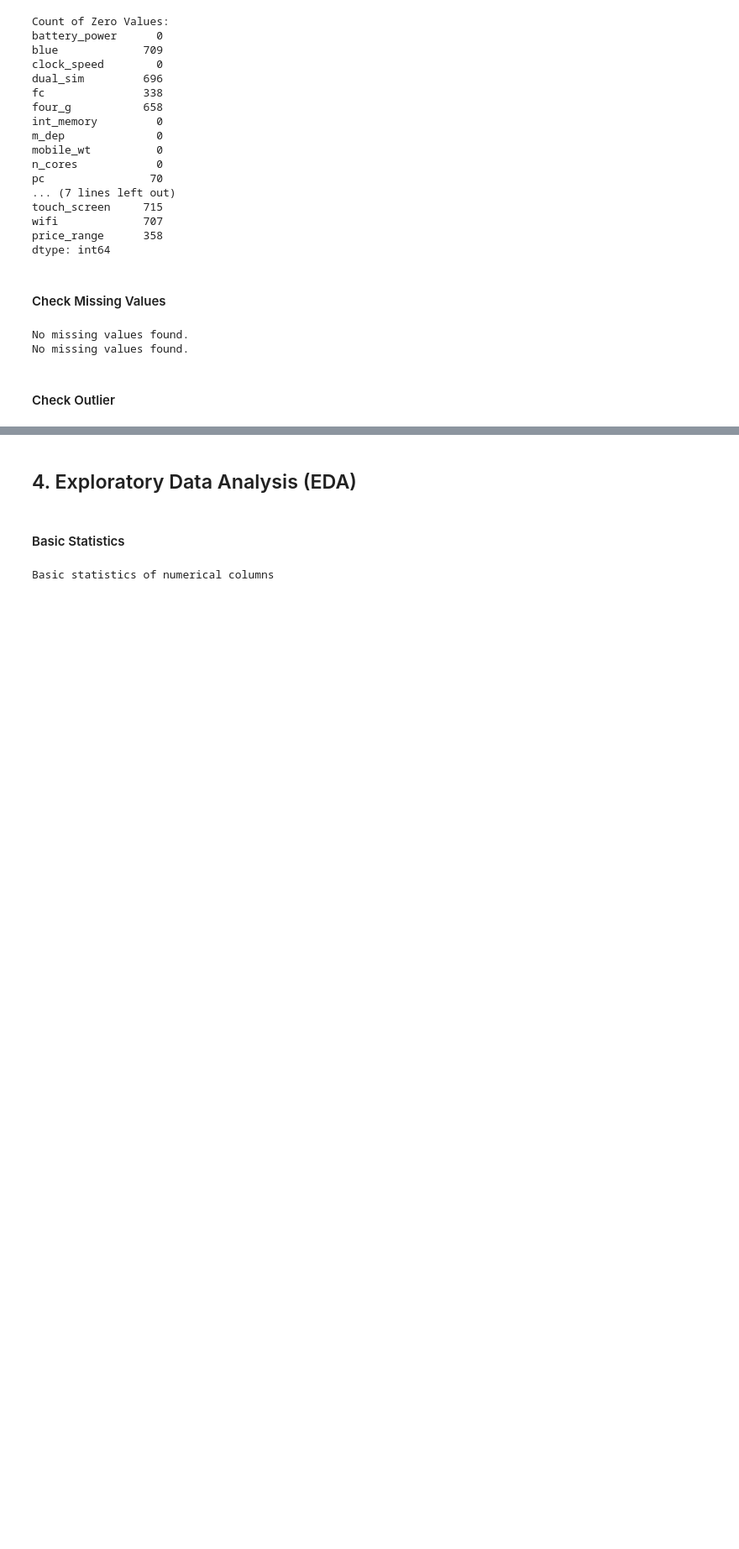
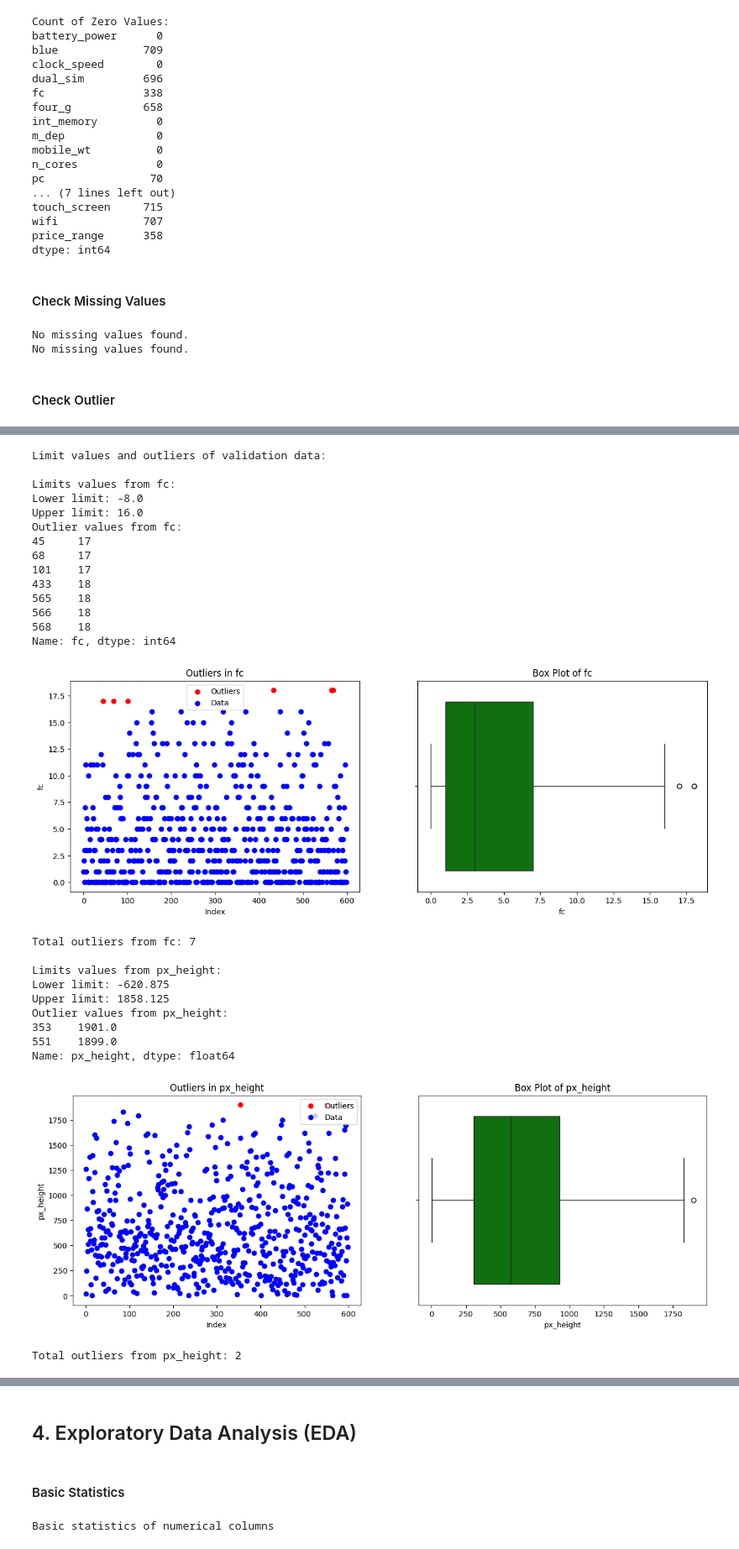
Before and after one commit to ditramadia/smartphone-price-estimator, a Jupyter notebook: penguasabumi.ipynb, the cells around one changed output, grey strips where cells are left out. Shown at 84% size. Cells and saved outputs as stored; diff of their text form; code cells hidden in the pictures; blank space fills up the shorter version.

```diff
--- a/penguasabumi.ipynb
+++ b/penguasabumi.ipynb
@@ -311,28 +332,55 @@ No missing values found.
 # %%
 # check for outliers in numerical columns for validation data
-# print("Limit values and outliers of validation data:\n")
-# for col in df_validation_numerical:
-#     lower_limit, upper_limit = get_limit(col, df_validation, iqr_threshold)
-#     outlier_rows = get_outlier(col, df_validation, iqr_threshold)
-#     total_outlier_rows = outlier_rows.sum()
-#     if total_outlier_rows > 0:
-#         # print limits
-#         print(f'Limits values from {col}:')
-#         print(f'Lower limit: {lower_limit}')
-#         print(f'Upper limit: {upper_limit}')
+print("Limit values and outliers of validation data:\n")
+for col in df_validation_numerical:
+    lower_limit, upper_limit = get_limit(col, df_validation, iqr_threshold)
+    outlier_rows = get_outlier(col, df_validation, iqr_threshold)
+    total_outlier_rows = outlier_rows.sum()
+    if total_outlier_rows > 0:
+        # print limits
+        print(f'Limits values from {col}:')
+        print(f'Lower limit: {lower_limit}')
+        print(f'Upper limit: {upper_limit}')
 
-#         # print outlier values
-#         print(f'Outlier values from {col}:')
-#         print(df_validation[col][outlier_rows])
-#         plot_outlier(col, df_validation, iqr_threshold)
-#         no_outliers = False
-#         print(f'Total outliers from {col}: {total_outlier_rows}')
+        # print outlier values
+        print(f'Outlier values from {col}:')
+        print(df_validation[col][outlier_rows])
+        plot_outlier(col, df_validation, iqr_threshold)
+        no_outliers = False
+        print(f'Total outliers from {col}: {total_outlier_rows}')
 
-#         # replace with mean
-#         replace_outliers_with_mean(col, df_validation, iqr_threshold)
-#         print('')
+        # # replace with mean
+        # replace_outliers_with_mean(col, df_validation, iqr_threshold)
+        print('')
 
-# if no_outliers:
-#     print("No outliers found in any column.")
+if no_outliers:
+    print("No outliers found in any column.")
+# %% [output]
+Limit values and outliers of validation data:
+
+Limits values from fc:
+Lower limit: -8.0
+Upper limit: 16.0
+Outlier values from fc:
+45     17
+68     17
+101    17
+433    18
+565    18
+566    18
+568    18
+Name: fc, dtype: int64
+[figure, added]
+Total outliers from fc: 7
+
+Limits values from px_height:
+Lower limit: -620.875
+Upper limit: 1858.125
+Outlier values from px_height:
+353    1901.0
+551    1899.0
+Name: px_height, dtype: float64
+[figure, added]
+Total outliers from px_height: 2
 # %%
 # check for outliers in numerical columns for test data
```
Also changed, not shown: parts of 4 cells of this notebook, 1 other file.
